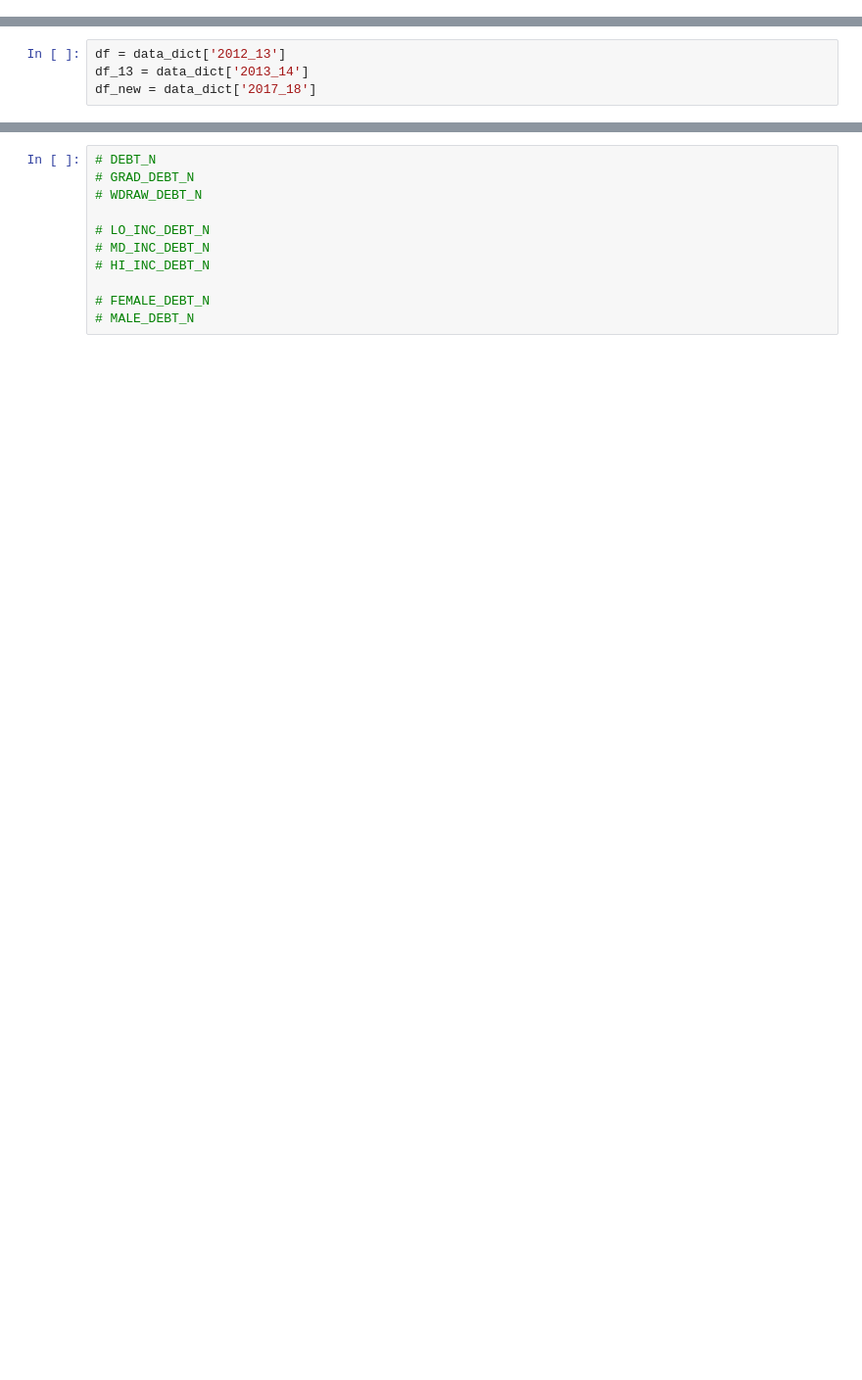
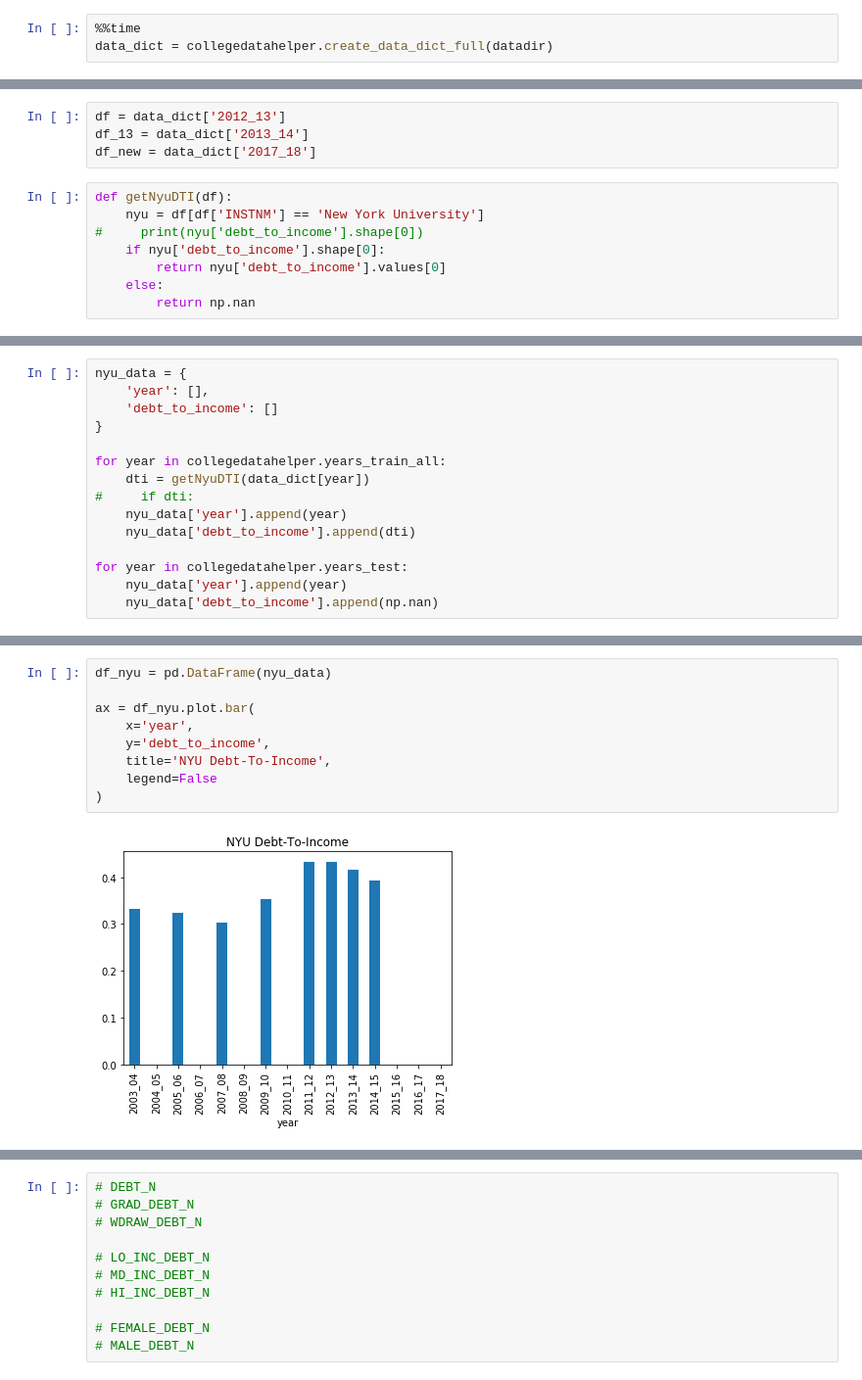
Before and after one commit to Data-Science-Business-Analytics/data-science-business-analytics-final-project, a Jupyter notebook: 00-sandbox.ipynb, the cells around one changed output, grey strips where cells are left out. Shown at 98% size. Cells and saved outputs as stored; diff of their text form; blank space fills up the shorter version.

```diff
--- a/00-sandbox.ipynb
+++ b/00-sandbox.ipynb
@@ -25,0 +27,3 @@ data_dict = collegedatahelper.create_data_dict(datadir)
+# %%
+%%time
+data_dict = collegedatahelper.create_data_dict_full(datadir)
@@ -27,3 +34,11 @@ data_dict = collegedatahelper.create_data_dict(datadir)
 df = data_dict['2012_13']
 df_13 = data_dict['2013_14']
 df_new = data_dict['2017_18']
+# %%
+def getNyuDTI(df):
+    nyu = df[df['INSTNM'] == 'New York University']
+#     print(nyu['debt_to_income'].shape[0])
+    if nyu['debt_to_income'].shape[0]:
+        return nyu['debt_to_income'].values[0]
+    else:
+        return np.nan
@@ -29,0 +49,15 @@ df_new = data_dict['2017_18']
+# %%
+nyu_data = {
+    'year': [],
+    'debt_to_income': []
+}
+
+for year in collegedatahelper.years_train_all:
+    dti = getNyuDTI(data_dict[year])
+#     if dti:
+    nyu_data['year'].append(year)
+    nyu_data['debt_to_income'].append(dti)
+
+for year in collegedatahelper.years_test:
+    nyu_data['year'].append(year)
+    nyu_data['debt_to_income'].append(np.nan)
@@ -29,0 +80,11 @@ df_new = data_dict['2017_18']
+# %%
+df_nyu = pd.DataFrame(nyu_data)
+
+ax = df_nyu.plot.bar(
+    x='year',
+    y='debt_to_income',
+    title='NYU Debt-To-Income',
+    legend=False
+)
+# %% [output]
+[figure, added]
```
Also changed, not shown: parts of 34 cells of this notebook, 1 other file.
